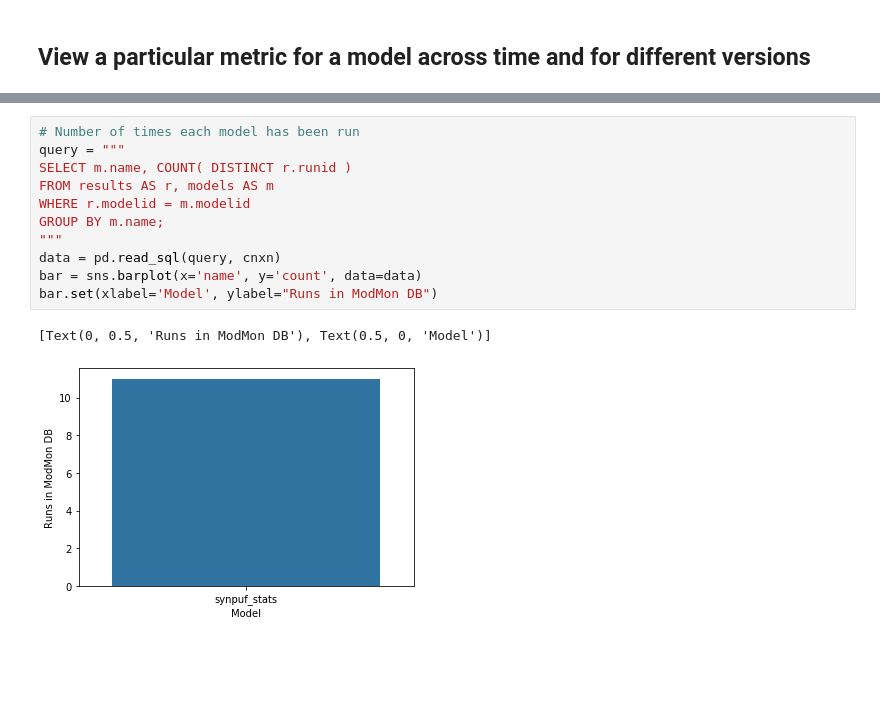
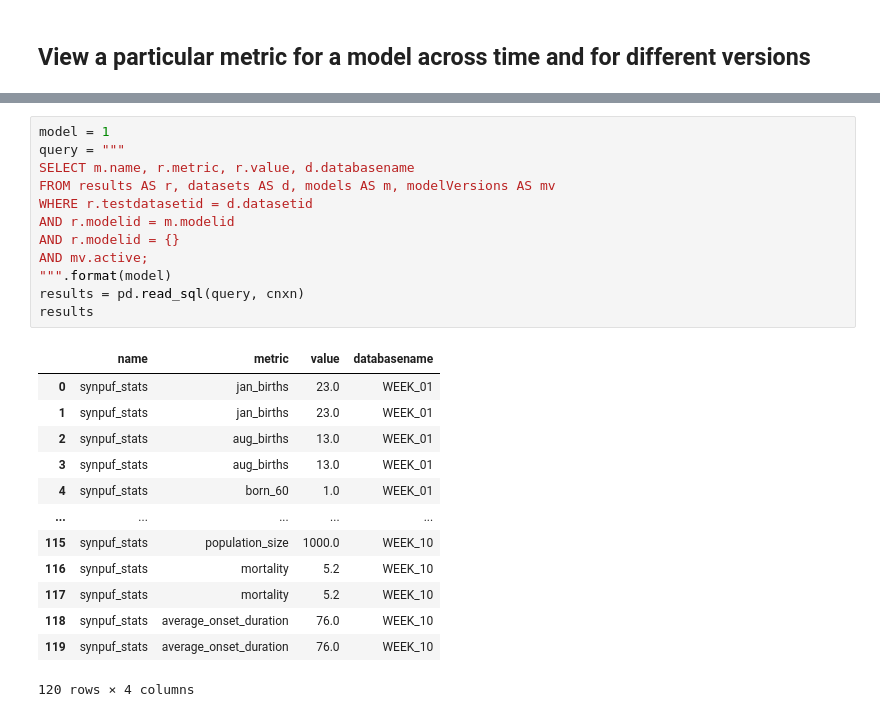
Before and after one commit to alan-turing-institute/ModMon, a Jupyter notebook: notebooks/Visualise model monitoring.ipynb, the cells around one changed output, grey strips where cells are left out. Saved outputs shown, nothing was run; the diff lists cells and outputs as text; blank space fills up the shorter version.

```diff
--- a/notebooks/Visualise model monitoring.ipynb
+++ b/notebooks/Visualise model monitoring.ipynb
@@ -66,14 +81,26 @@ chart
-# %%
-# Number of times each model has been run
-query = """
-SELECT m.name, COUNT( DISTINCT r.runid )
-FROM results AS r, models AS m
-WHERE r.modelid = m.modelid
-GROUP BY m.name;
-"""
-data = pd.read_sql(query, cnxn)
-bar = sns.barplot(x='name', y='count', data=data)
-bar.set(xlabel='Model', ylabel="Runs in ModMon DB")
-# %% [output]
-[Text(0, 0.5, 'Runs in ModMon DB'), Text(0.5, 0, 'Model')]
-[figure, removed]
+# %%
+model = 1
+query = """
+SELECT m.name, r.metric, r.value, d.databasename
+FROM results AS r, datasets AS d, models AS m, modelVersions AS mv
+WHERE r.testdatasetid = d.datasetid
+AND r.modelid = m.modelid
+AND r.modelid = {}
+AND mv.active;
+""".format(model)
+results = pd.read_sql(query, cnxn)
+results
+# %% [output]
+|  | name | metric | value | databasename |
+| 0 | synpuf_stats | jan_births | 23.0 | WEEK_01 |
+| 1 | synpuf_stats | jan_births | 23.0 | WEEK_01 |
+| 2 | synpuf_stats | aug_births | 13.0 | WEEK_01 |
+| 3 | synpuf_stats | aug_births | 13.0 | WEEK_01 |
+| 4 | synpuf_stats | born_60 | 1.0 | WEEK_01 |
+| ... | ... | ... | ... | ... |
+| 115 | synpuf_stats | population_size | 1000.0 | WEEK_10 |
+| 116 | synpuf_stats | mortality | 5.2 | WEEK_10 |
+| 117 | synpuf_stats | mortality | 5.2 | WEEK_10 |
+| 118 | synpuf_stats | average_onset_duration | 76.0 | WEEK_10 |
+| 119 | synpuf_stats | average_onset_duration | 76.0 | WEEK_10 |
+120 rows × 4 columns
```
Also changed, not shown: parts of 8 cells of this notebook.
